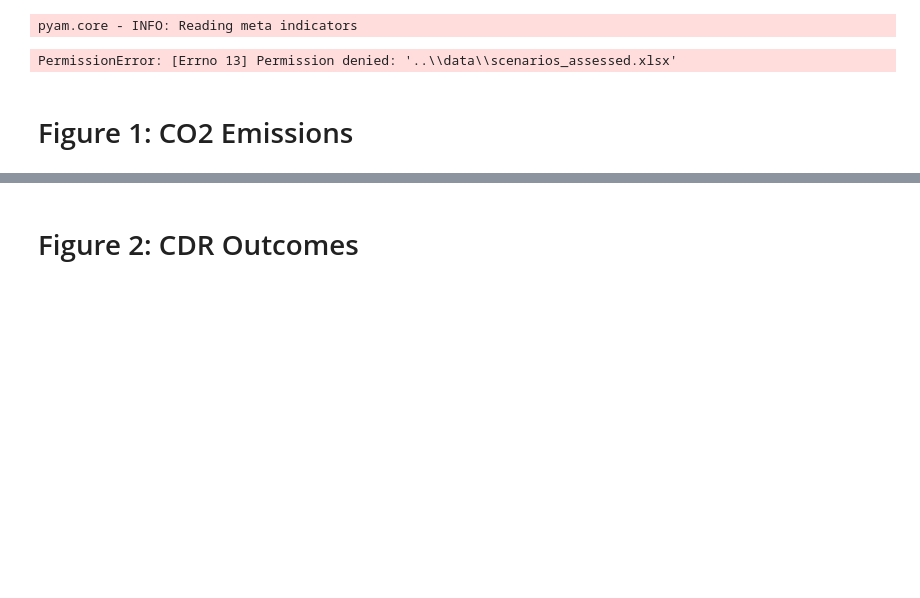
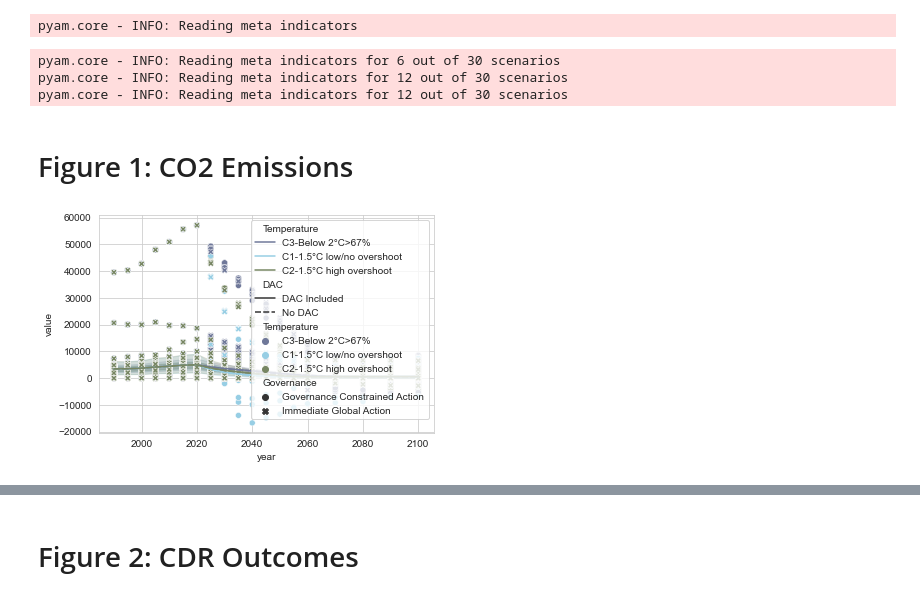
Before and after one commit to iiasa/gidden_brutschin_et_al_2023, a Jupyter notebook: figures/figs_1-4.ipynb, the cells around one changed output, grey strips where cells are left out. Drawn from its saved outputs; the diff is of its cells as text; code cells hidden in the pictures; blank space fills up the shorter version.

Commit message:
update scenarios excel and figures 1-4 notebooks

```diff
--- a/figures/figs_1-4.ipynb
+++ b/figures/figs_1-4.ipynb
@@ -16,9 +16,9 @@ datapath = pathlib.Path('../data')
 sheet_names = ['core', 'sensitivities', 'governance']
 # %%
 color_map = {
-    '1.5C': 'AR6-C1',
-    '1.5C - OS': 'AR6-C2',
-    '2C': 'AR6-C3',
+    'C1-1.5°C low/no overshoot': 'AR6-C1',
+    'C2-1.5°C high overshoot': 'AR6-C2',
+    'C3-Below 2°C>67%': 'AR6-C3',
 }
 pyam.run_control().update({'color': {'Temperature': color_map}})
 # %%
@@ -34,7 +34,9 @@ pyam.core - INFO: Reading meta indicators
 for sheet_name in sheet_names:
     fulldf.load_meta(datapath / 'scenarios_assessed.xlsx', sheet_name=sheet_name, ignore_conflict=True)
 # %% [output]
-PermissionError: [Errno 13] Permission denied: '..\\data\\scenarios_assessed.xlsx'
+pyam.core - INFO: Reading meta indicators for 6 out of 30 scenarios
+pyam.core - INFO: Reading meta indicators for 12 out of 30 scenarios
+pyam.core - INFO: Reading meta indicators for 12 out of 30 scenarios
 # %%
 n_scenario_all = 6 + 12 + 12
 assert len(fulldf.scenario) == n_scenario_all
@@ -49,16 +51,18 @@ df = fulldf.filter(variable=variables).convert_unit('Mt CO2/yr', to='Gt CO2/yr',
 # %%
 # get legend data via seaborn
 
 pdata = df.as_pandas()
 
 palette = {t: pyam.plotting.PYAM_COLORS[c] for t, c in color_map.items()}
 sns.lineplot(
     data=pdata,
     x="year", y="value", hue="Temperature", style="DAC", palette=palette,
 )
 
 ax = sns.scatterplot(
     data=pdata,
-    x="year", y="value", hue="Temperature", style="Governance", style_order=['Medium Governance', 'Unconstrained Governance'], palette=palette,
+    x="year", y="value", hue="Temperature", style="Governance", style_order=['Governance Constrained Action', 'Immediate Global Action'], palette=palette,
 )
 handles, labels = ax.get_legend_handles_labels()
+# %% [output]
+[figure, added]
```
Also changed, not shown: parts of 14 cells of this notebook, 2 other files.
